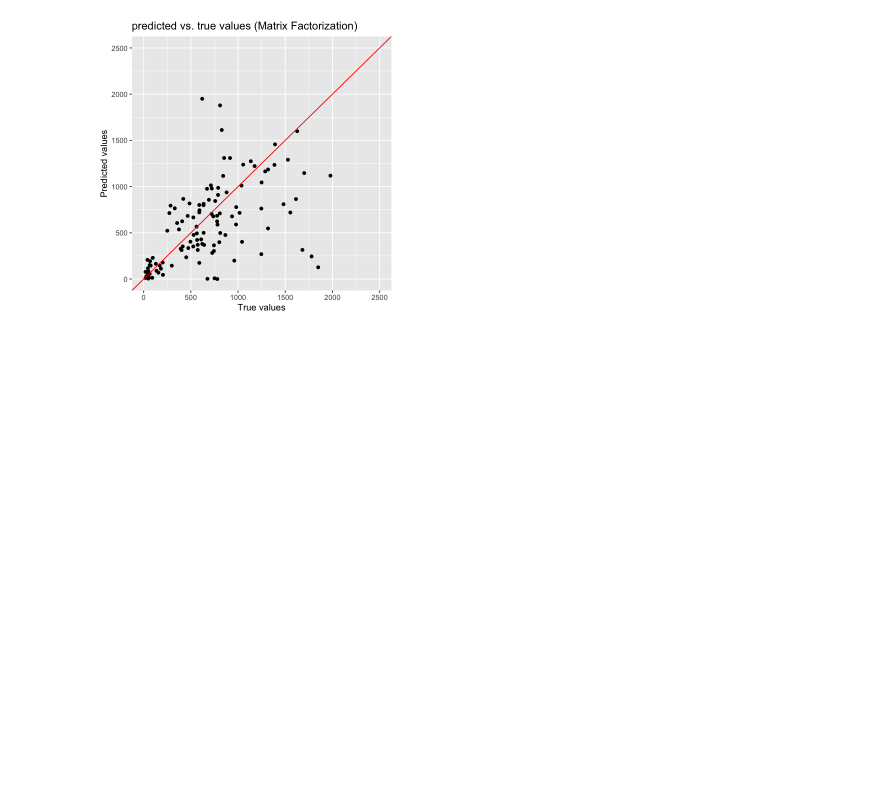
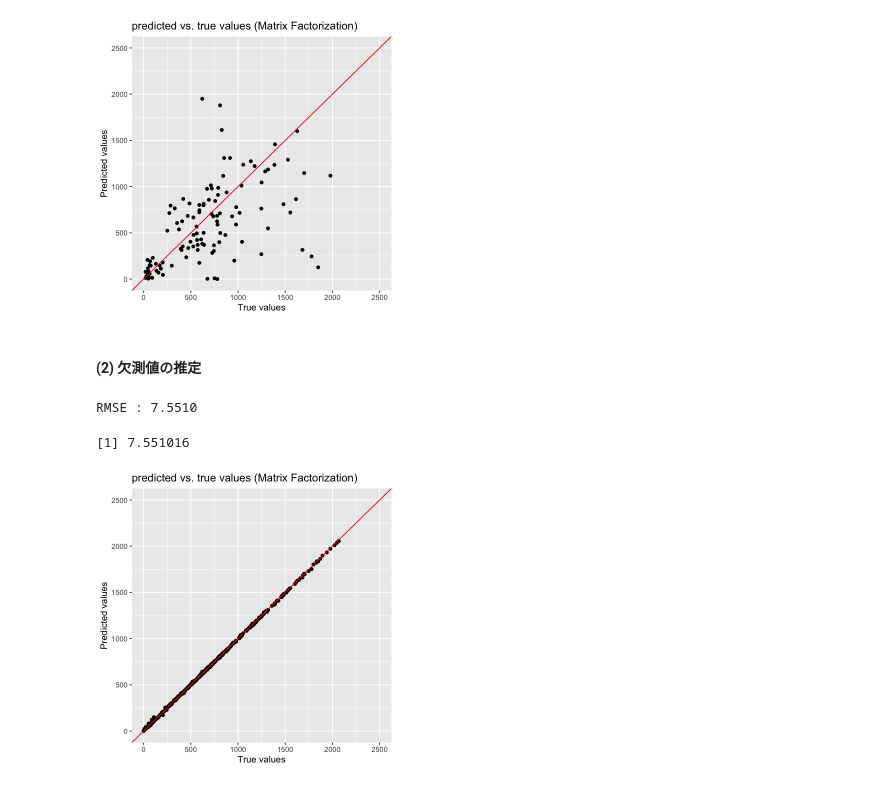
Before and after one commit to Nnaktym/act-cmfreq, a Jupyter notebook: src/brazil_data_analysis_2.ipynb, the cells around one changed output. Cells and saved outputs as stored; diff of their text form; code cells hidden in the pictures; blank space fills up the shorter version.

```diff
--- a/src/brazil_data_analysis_2.ipynb
+++ b/src/brazil_data_analysis_2.ipynb
@@ -147,5 +155,23 @@ p
 # %% [output]
 [figure]
+# %% [markdown]
+#### (2) 欠測値の推定
+# %%
+options(repr.plot.width = 5, repr.plot.height = 5)
+
+# 全データによる予測値作成
+all_data <- pure_premium
+cmf_args <- list(X = all_data, k = best_params$k, lambda = best_params$lambda, niter = 30, nonneg = TRUE, verbose = FALSE, center = FALSE)
+model <- do.call(CMF, cmf_args)
+
+pred <- get_prediction(model, all_data)
+calc_rmse(pred, all_data) # training RMSE with all data
+
+visualize_scatter_plot(actual = as.vector(all_data), pred = as.vector(pred), "Matrix Factorization")
+# %% [output]
+RMSE : 7.5510
+[1] 7.551016
+[figure, added]
 # %%
 options(repr.plot.width = 25, repr.plot.height = 20)
 
```
Also changed, not shown: parts of 19 cells of this notebook, 1 other file.
